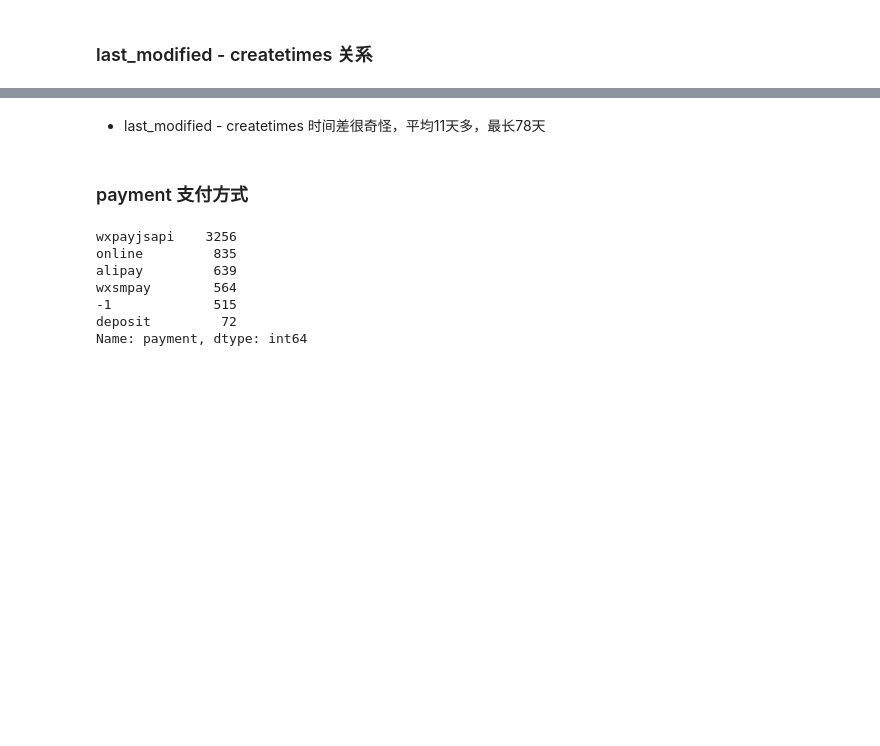
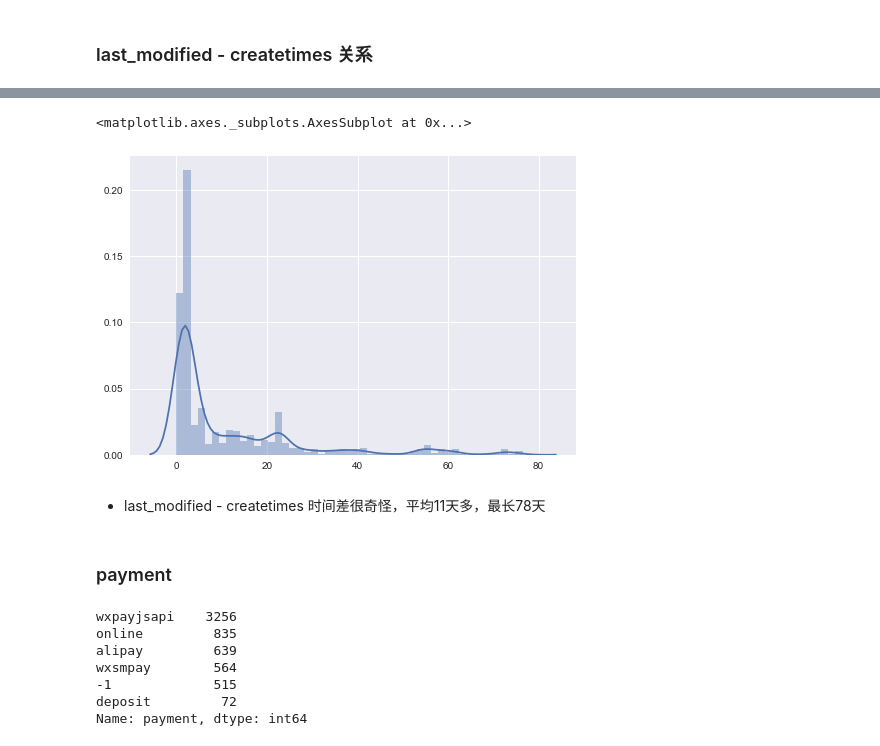
Before and after one commit to hugolu/learn-data-analysis, a Jupyter notebook: yimi/try-exploration.ipynb, the cells around one changed output, grey strips where cells are left out. Saved outputs shown, nothing was run; the diff lists cells and outputs as text; code cells hidden in the pictures; blank space fills up the shorter version.

```diff
--- a/yimi/try-exploration.ipynb
+++ b/yimi/try-exploration.ipynb
@@ -207,6 +232,6 @@ df.last_modified.hist(bins=30, figsize=(12,6))
 # %% [markdown]
 ### last_modified - createtimes 关系
 # %%
-duration = df.last_modified - df.createtime
+duration = (df.last_modified - df.createtime).map(lambda delta: delta.days)
 duration.describe()
 # %% [output]
@@ -222,5 +247,10 @@ dtype: object
+# %%
+sns.distplot(duration)
+# %% [output]
+<matplotlib.axes._subplots.AxesSubplot at 0x...>
+[figure, added]
 # %% [markdown]
 - last_modified - createtimes 时间差很奇怪，平均11天多，最长78天
 # %% [markdown]
-### payment 支付方式
+### payment
 # %%
```
Also changed, not shown: parts of 175 cells of this notebook.
